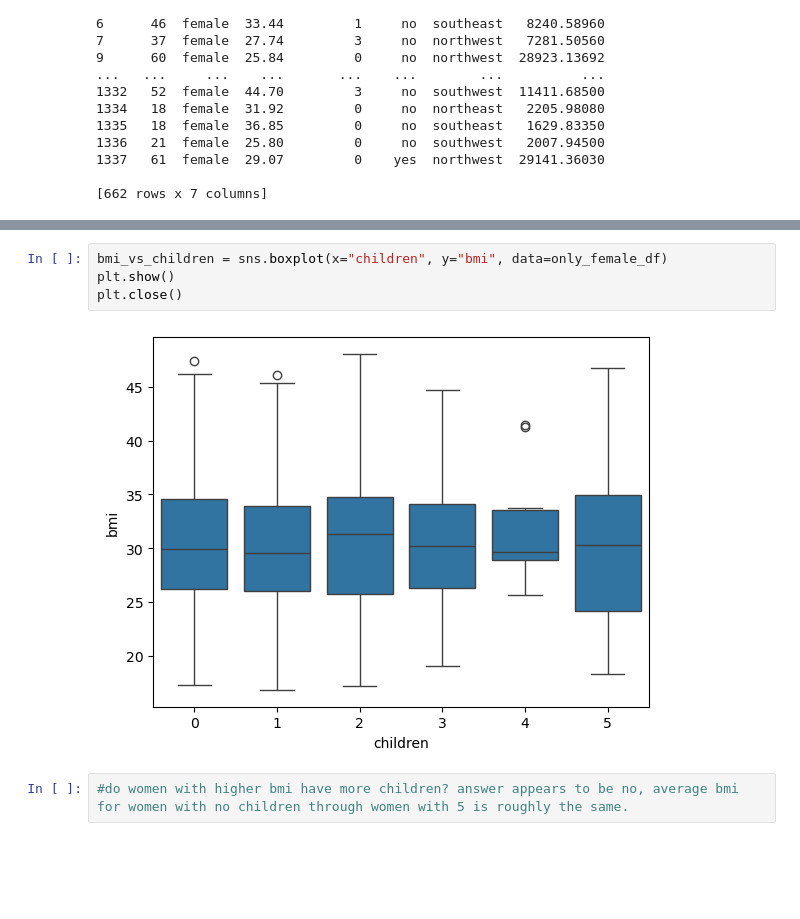
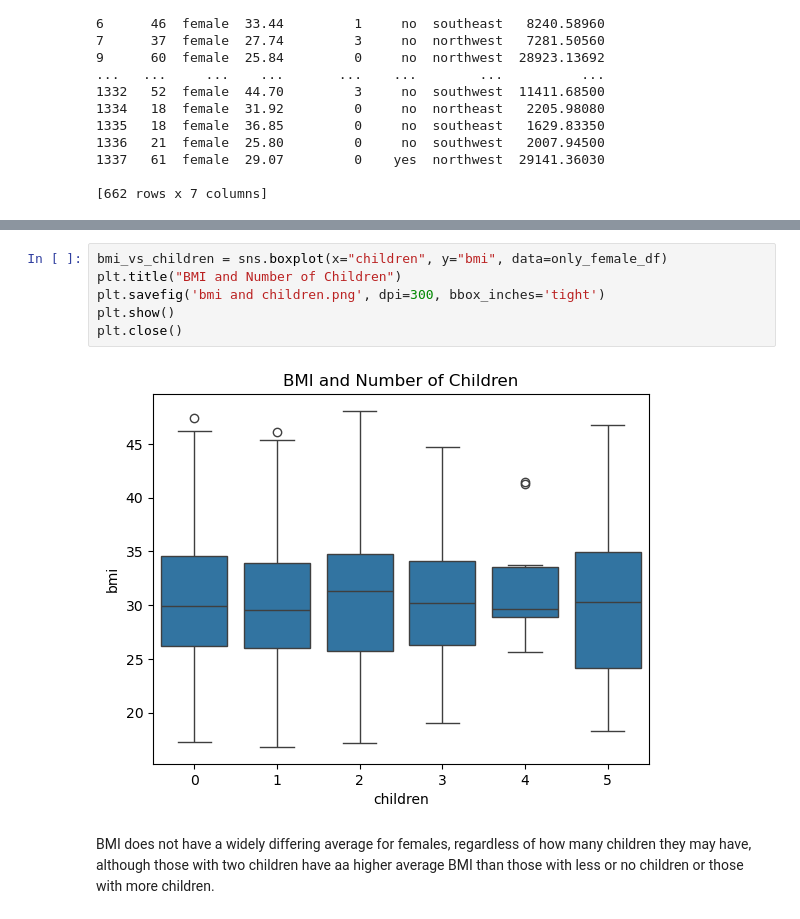
Before and after one commit to skyegambrel/female_health_and_cost_analysis, a Jupyter notebook: us-medical-insurance-costs.ipynb, the cells around one changed output, grey strips where cells are left out. Drawn from its saved outputs; the diff is of its cells as text; blank space fills up the shorter version.

```diff
--- a/us-medical-insurance-costs.ipynb
+++ b/us-medical-insurance-costs.ipynb
@@ -76,8 +77,10 @@ plt.close()
 # %%
 bmi_vs_children = sns.boxplot(x="children", y="bmi", data=only_female_df)
+plt.title("BMI and Number of Children")
+plt.savefig('bmi and children.png', dpi=300, bbox_inches='tight')
 plt.show()
 plt.close()
 # %% [output]
-[figure, old version]
+[figure, new version]
-# %%
-#do women with higher bmi have more children? answer appears to be no, average bmi for women with no children through women with 5 is roughly the same.
+# %% [markdown]
+BMI does not have a widely differing average for females, regardless of how many children they may have, although those with two children have aa higher average BMI than those with less or no children or those with more children.
```
Also changed, not shown: parts of 5 cells of this notebook.
